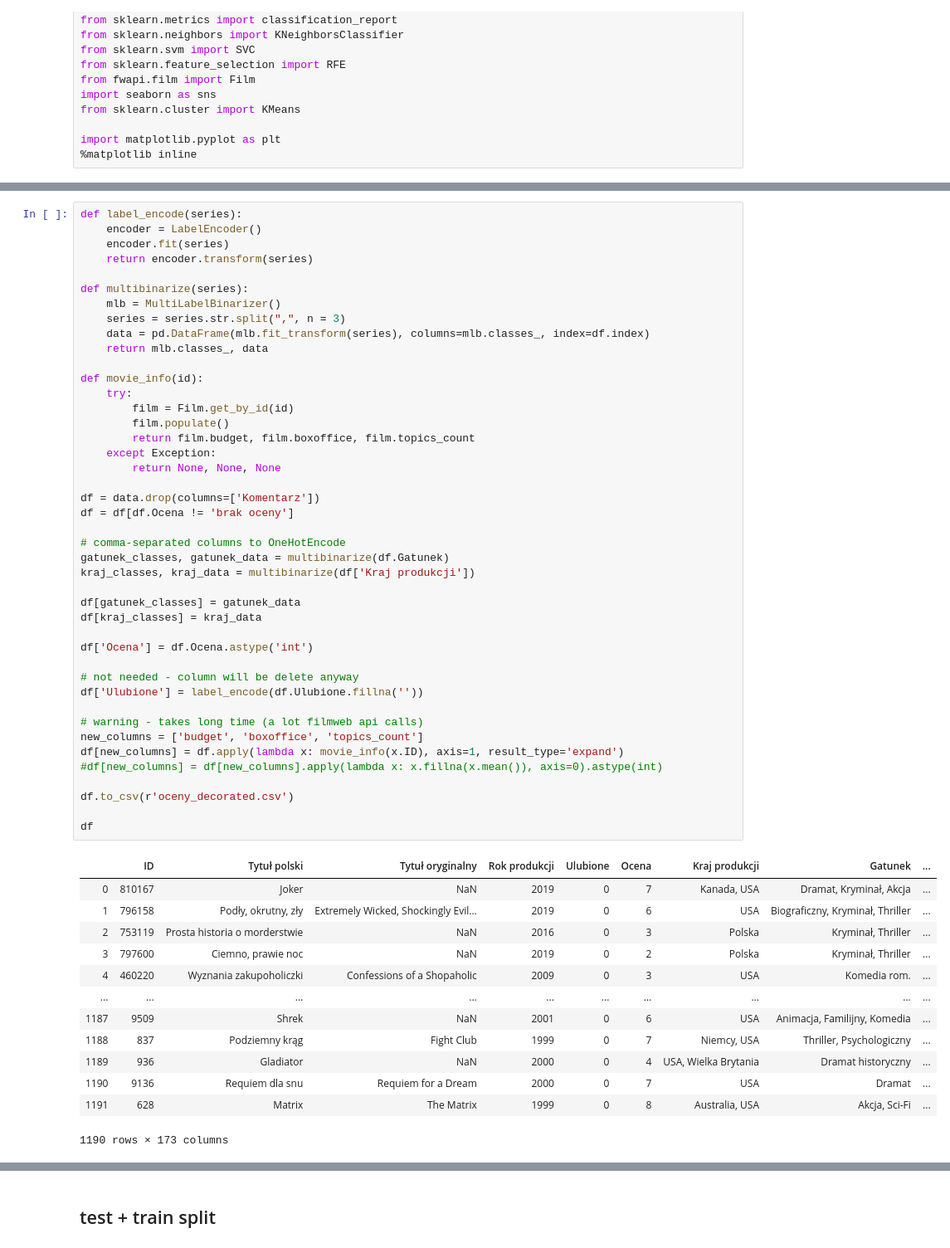
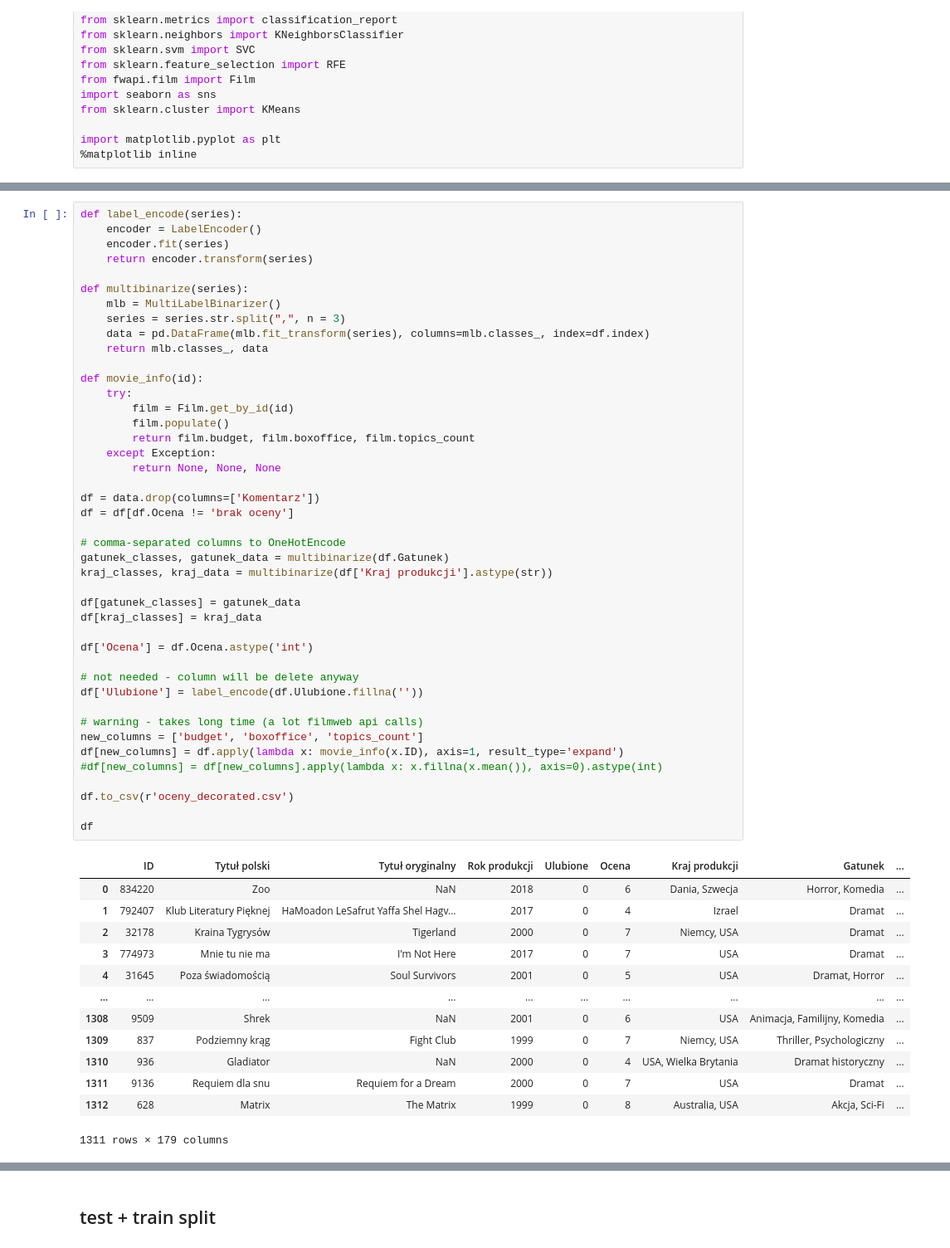
Before and after one commit to mateuszrusin/ml-filmweb-score, a Jupyter notebook: oceny.ipynb, the cells around one changed output, grey strips where cells are left out. Shown at 83% size. Drawn from its saved outputs; the diff is of its cells as text.

```diff
--- a/oceny.ipynb
+++ b/oceny.ipynb
@@ -57,46 +68,46 @@ def movie_info(id):
         film = Film.get_by_id(id)
         film.populate()
         return film.budget, film.boxoffice, film.topics_count
     except Exception:
         return None, None, None
 
 df = data.drop(columns=['Komentarz'])
 df = df[df.Ocena != 'brak oceny']
 
 # comma-separated columns to OneHotEncode
 gatunek_classes, gatunek_data = multibinarize(df.Gatunek)
-kraj_classes, kraj_data = multibinarize(df['Kraj produkcji'])
+kraj_classes, kraj_data = multibinarize(df['Kraj produkcji'].astype(str))
 
 df[gatunek_classes] = gatunek_data
 df[kraj_classes] = kraj_data
 
 df['Ocena'] = df.Ocena.astype('int')
 
 # not needed - column will be delete anyway
 df['Ulubione'] = label_encode(df.Ulubione.fillna(''))
 
 # warning - takes long time (a lot filmweb api calls)
 new_columns = ['budget', 'boxoffice', 'topics_count']
 df[new_columns] = df.apply(lambda x: movie_info(x.ID), axis=1, result_type='expand')
 #df[new_columns] = df[new_columns].apply(lambda x: x.fillna(x.mean()), axis=0).astype(int)
 
 df.to_csv(r'oceny_decorated.csv')
 
 df
 # %% [output]
 |  | ID | Tytuł polski | Tytuł oryginalny | Rok produkcji | Ulubione | Ocena | Kraj produkcji | Gatunek | ... |
-| 0 | 810167 | Joker | NaN | 2019 | 0 | 7 | Kanada, USA | Dramat, Kryminał, Akcja | ... |
-| 1 | 796158 | Podły, okrutny, zły | Extremely Wicked, Shockingly Evil... | 2019 | 0 | 6 | USA | Biograficzny, Kryminał, Thriller | ... |
-| 2 | 753119 | Prosta historia o morderstwie | NaN | 2016 | 0 | 3 | Polska | Kryminał, Thriller | ... |
-| 3 | 797600 | Ciemno, prawie noc | NaN | 2019 | 0 | 2 | Polska | Kryminał, Thriller | ... |
-| 4 | 460220 | Wyznania zakupoholiczki | Confessions of a Shopaholic | 2009 | 0 | 3 | USA | Komedia rom. | ... |
+| 0 | 834220 | Zoo | NaN | 2018 | 0 | 6 | Dania, Szwecja | Horror, Komedia | ... |
+| 1 | 792407 | Klub Literatury Pięknej | HaMoadon LeSafrut Yaffa Shel Hagv... | 2017 | 0 | 4 | Izrael | Dramat | ... |
+| 2 | 32178 | Kraina Tygrysów | Tigerland | 2000 | 0 | 7 | Niemcy, USA | Dramat | ... |
+| 3 | 774973 | Mnie tu nie ma | I'm Not Here | 2017 | 0 | 7 | USA | Dramat | ... |
+| 4 | 31645 | Poza świadomością | Soul Survivors | 2001 | 0 | 5 | USA | Dramat, Horror | ... |
 | ... | ... | ... | ... | ... | ... | ... | ... | ... | ... |
-| 1187 | 9509 | Shrek | NaN | 2001 | 0 | 6 | USA | Animacja, Familijny, Komedia | ... |
-| 1188 | 837 | Podziemny krąg | Fight Club | 1999 | 0 | 7 | Niemcy, USA | Thriller, Psychologiczny | ... |
-| 1189 | 936 | Gladiator | NaN | 2000 | 0 | 4 | USA, Wielka Brytania | Dramat historyczny | ... |
-| 1190 | 9136 | Requiem dla snu | Requiem for a Dream | 2000 | 0 | 7 | USA | Dramat | ... |
-| 1191 | 628 | Matrix | The Matrix | 1999 | 0 | 8 | Australia, USA | Akcja, Sci-Fi | ... |
+| 1308 | 9509 | Shrek | NaN | 2001 | 0 | 6 | USA | Animacja, Familijny, Komedia | ... |
+| 1309 | 837 | Podziemny krąg | Fight Club | 1999 | 0 | 7 | Niemcy, USA | Thriller, Psychologiczny | ... |
+| 1310 | 936 | Gladiator | NaN | 2000 | 0 | 4 | USA, Wielka Brytania | Dramat historyczny | ... |
+| 1311 | 9136 | Requiem dla snu | Requiem for a Dream | 2000 | 0 | 7 | USA | Dramat | ... |
+| 1312 | 628 | Matrix | The Matrix | 1999 | 0 | 8 | Australia, USA | Akcja, Sci-Fi | ... |
-1190 rows × 173 columns
+1311 rows × 179 columns
 # %%
 df = pd.read_csv('oceny_decorated.csv', parse_dates=['Data'], index_col=0)
 
```
Also changed, not shown: parts of 55 cells of this notebook.
